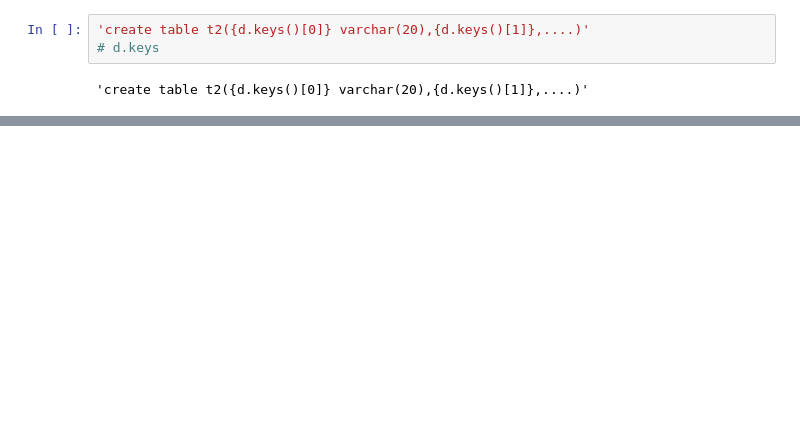
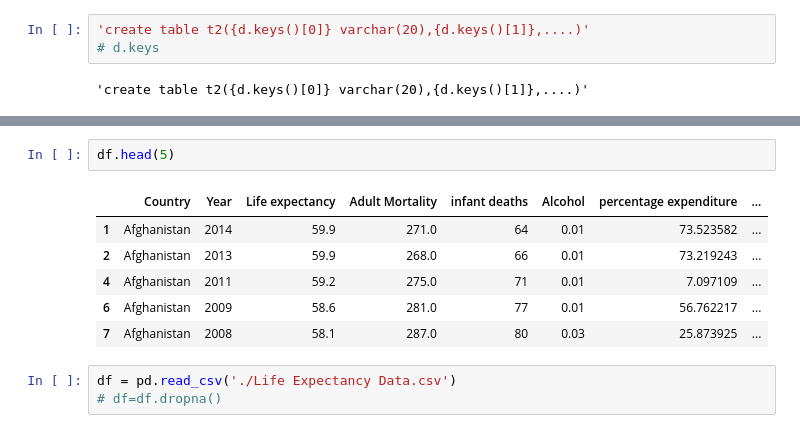
Before and after one commit to basavbamrah/training-sem-7, a Jupyter notebook: basics_4_pd.ipynb, the cells around one changed output, grey strips where cells are left out. Saved outputs shown, nothing was run; the diff lists cells and outputs as text; blank space fills up the shorter version.

```diff
--- a/basics_4_pd.ipynb
+++ b/basics_4_pd.ipynb
@@ -826,0 +894,12 @@ for i in df:
+# %%
+df.head(5)
+# %% [output]
+|  | Country | Year | Life expectancy | Adult Mortality | infant deaths | Alcohol | percentage expenditure | ... |
+| 1 | Afghanistan | 2014 | 59.9 | 271.0 | 64 | 0.01 | 73.523582 | ... |
+| 2 | Afghanistan | 2013 | 59.9 | 268.0 | 66 | 0.01 | 73.219243 | ... |
+| 4 | Afghanistan | 2011 | 59.2 | 275.0 | 71 | 0.01 | 7.097109 | ... |
+| 6 | Afghanistan | 2009 | 58.6 | 281.0 | 77 | 0.01 | 56.762217 | ... |
+| 7 | Afghanistan | 2008 | 58.1 | 287.0 | 80 | 0.03 | 25.873925 | ... |
+# %%
+df = pd.read_csv('./Life Expectancy Data.csv')
+# df=df.dropna()
```
Also changed, not shown: parts of 45 cells of this notebook.
